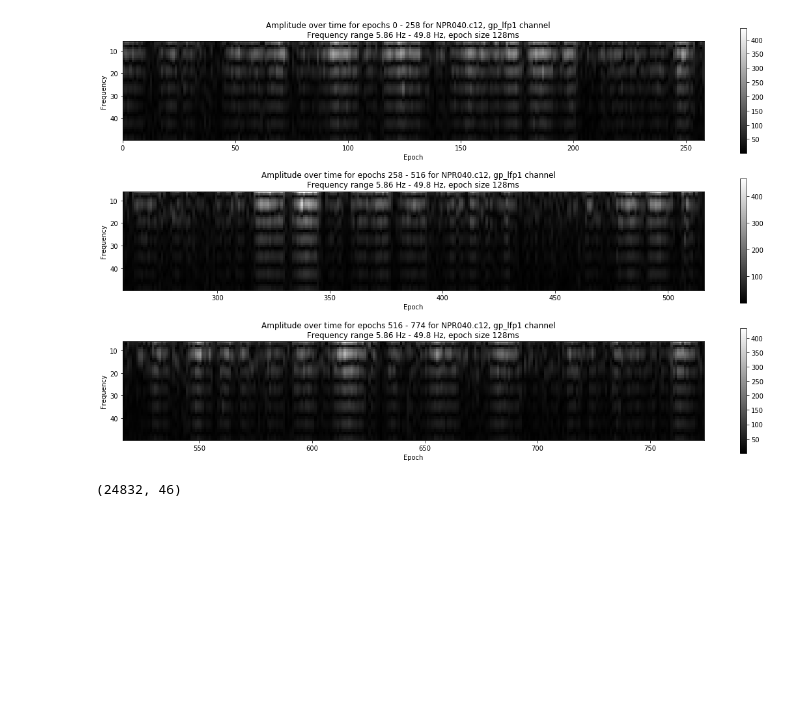
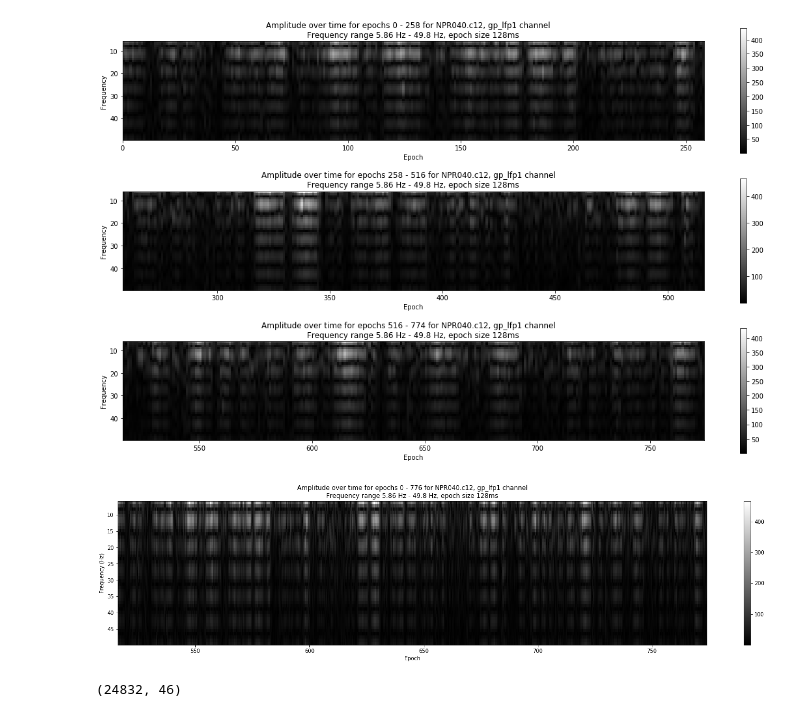
Before and after one commit to miriamvall/DD142X, a Jupyter notebook: code/notebooks/FFV-KMeans.ipynb, the cells around one changed output. Cells and saved outputs as stored; diff of their text form; code cells hidden in the pictures; blank space fills up the shorter version.

```diff
--- a/code/notebooks/FFV-KMeans.ipynb
+++ b/code/notebooks/FFV-KMeans.ipynb
@@ -59,6 +59,25 @@ plt.savefig("../_data/FFV-KMeans/FFV.png")
 plt.show()
 # %% [output]
 [figure]
+# %%
+plt.figure(figsize = (25, 5))
+plt.title(f"Amplitude over time for epochs 0 - {channel_n} for {animal}, {channel} channel" + \
+    f"\nFrequency range {lof} Hz - {hif} Hz, epoch size 128ms")
+plt.xlabel("Epoch")
+plt.ylabel("Frequency (Hz)")
+plt.imshow(
+    values.transpose(),
+    cmap = 'gray',
+    extent = [
+        lo, hi, hif, lof
+    ],
+    aspect = 'auto'
+)
+plt.colorbar()
+plt.savefig("../_data/FFV-KMeans/exampleSpect.png")
+plt.show()
+# %% [output]
+[figure, added]
 # %%
 epochs_all = np.concatenate([
     v for _, v in epochs.items()
```
Also changed, not shown: 7 other files.
